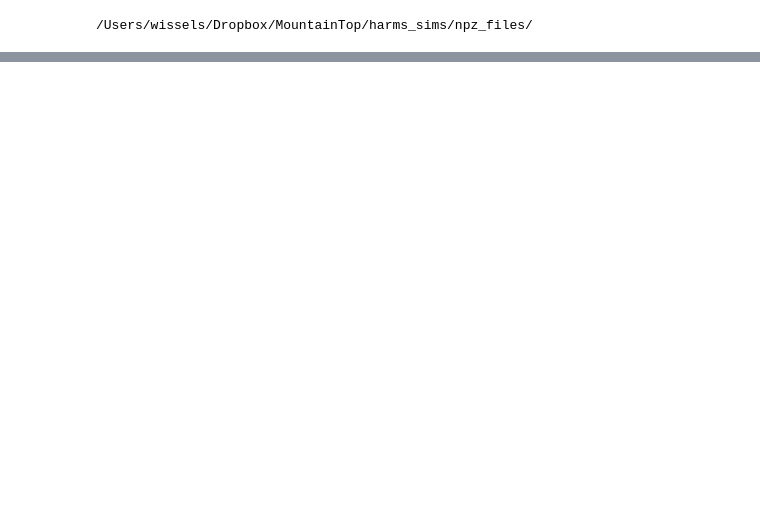
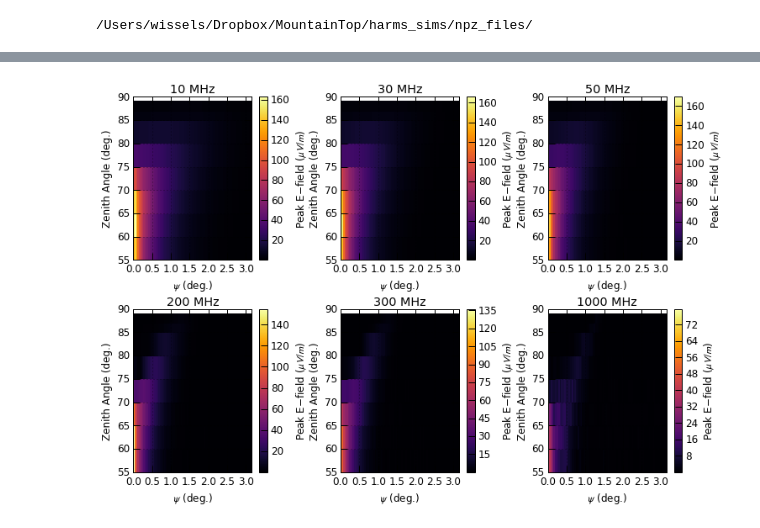
Before and after one commit to swissel/nutau_acceptance, a Jupyter notebook: 03_Detector/2D Interpolated Efields.ipynb, the cells around one changed output, grey strips where cells are left out. Saved outputs shown, nothing was run; the diff lists cells and outputs as text; code cells hidden in the pictures; blank space fills up the shorter version.

```diff
--- a/03_Detector/2D Interpolated Efields.ipynb
+++ b/03_Detector/2D Interpolated Efields.ipynb
@@ -84,6 +134,6 @@ def efield_vs_angle(h, z, f_Lo_list, bandwidth):
 # %%
-h = 1
-zenith_list = np.array([60, 70, 75, 80, 85, 87])
+h = 2
+zenith_list = np.array([55, 60, 65, 70, 75, 80, 85, 87, 89])
 f_Lo_list = np.arange(10., 1610., 10.)
 bandwidth = 10.
 
@@ -91,7 +141,7 @@ bandwidth = 10.
 # Construct an array of the peak efield for a range of starting frequencies
 # and bandwidths and psi angles
 ## Shape of the array is
-##  [zenith angle [60,70,75,80,85, starting_frequency (10-1600 MHz in 10 MHz steps), bandwidth (10 MHz), off_angles (0.04-3.2 in 0.04 deg steps)]
+##  [zenith angle [55,65,60,70,75,80,85,87,89 starting_frequency (10-1600 MHz in 10 MHz steps), bandwidth (10 MHz), off_angles (0.04-3.2 in 0.04 deg steps)]
 
 epeak_array = []
 for z in zenith_list:
@@ -130,34 +175,36 @@ def epeak_psi_angle_slice(i_psi, epeak_array):
 ### Plot epeak vs zenith angle vs psi angle for fixed starting frequ(ency
 choose_start_freq = [10., 30., 50., 200., 300., 1000.]
 #ind = [np.where(f_Lo_list == choose_start_freq[i])[0][0] for i in range(len(choose_start_freq))]
 ind = [1, 3, 5, 8, 20, 30]
 titles = ["%d MHz"%(freq) for freq in choose_start_freq]
 fig = pyp.figure(1, figsize=(12,8))
 pyp.subplots_adjust(hspace=0.3, wspace=0.4)
 
 choose_start_freq = [10., 30., 50., 200., 300., 1000.]
 titles = ["%d MHz"%(freq) for freq in choose_start_freq]
 fig = pyp.figure(1, figsize=(12,8))
 pyp.subplots_adjust(hspace=0.3, wspace=0.4)
 
 for i,freq in enumerate(choose_start_freq):
     i_f_Lo = int(freq/10)
     ax = pyp.subplot(2,3,i+1)
     #ax.set_xscale('log')
     #ax.set_yscale('log')
     p, zenith = np.meshgrid( psi_list, zenith_list)
     #H=epeak_array[:, ind[i_f_Lo], 0, :]*1e6
     H = epeak_start_freq_slice(i_f_Lo, epeak_array)*1e6
     Hmasked = np.ma.masked_where(H==0,H) # Mask pixels with a value of zero
     pyp.pcolormesh(p, zenith, Hmasked, cmap='inferno', )
-    pyp.ylim(zenith_list.min(), zenith_list.max())
+    pyp.ylim(zenith_list.min(), zenith_list.max()+1)
     pyp.xlim(psi_list.min(), psi_list.max())
     pyp.colorbar(label="Peak E-field ($\mu V/m$)")
     pyp.ylabel('Zenith Angle (deg.)')
     pyp.xlabel('$\psi$ (deg.)')
     pyp.grid(True, which='both')
     pyp.title(titles[i])
 pyp.savefig(os.environ['TAU_ACC_DETECTOR_PLOTS_DIR'] + "/efield_maps_altitude%dkm_ze_vs_psi.png"%(h) )
+# %% [output]
+[figure, added]
 # %%
 ### Second plot will be epeak vs zenith angle vs starting frequency for fixed psi angle
 ind = [0, 11, 27, 35, 47, 63]
```
Also changed, not shown: parts of 30 cells of this notebook, 5 other files.
